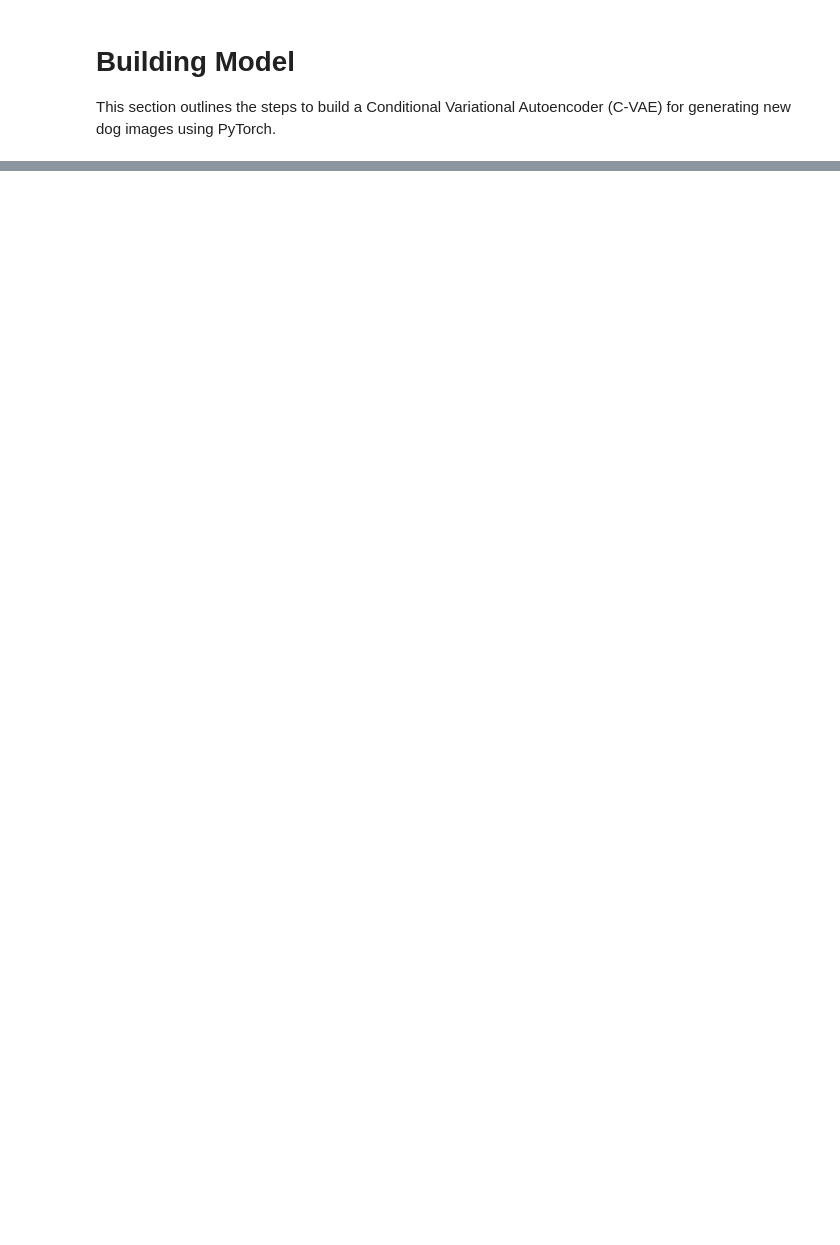
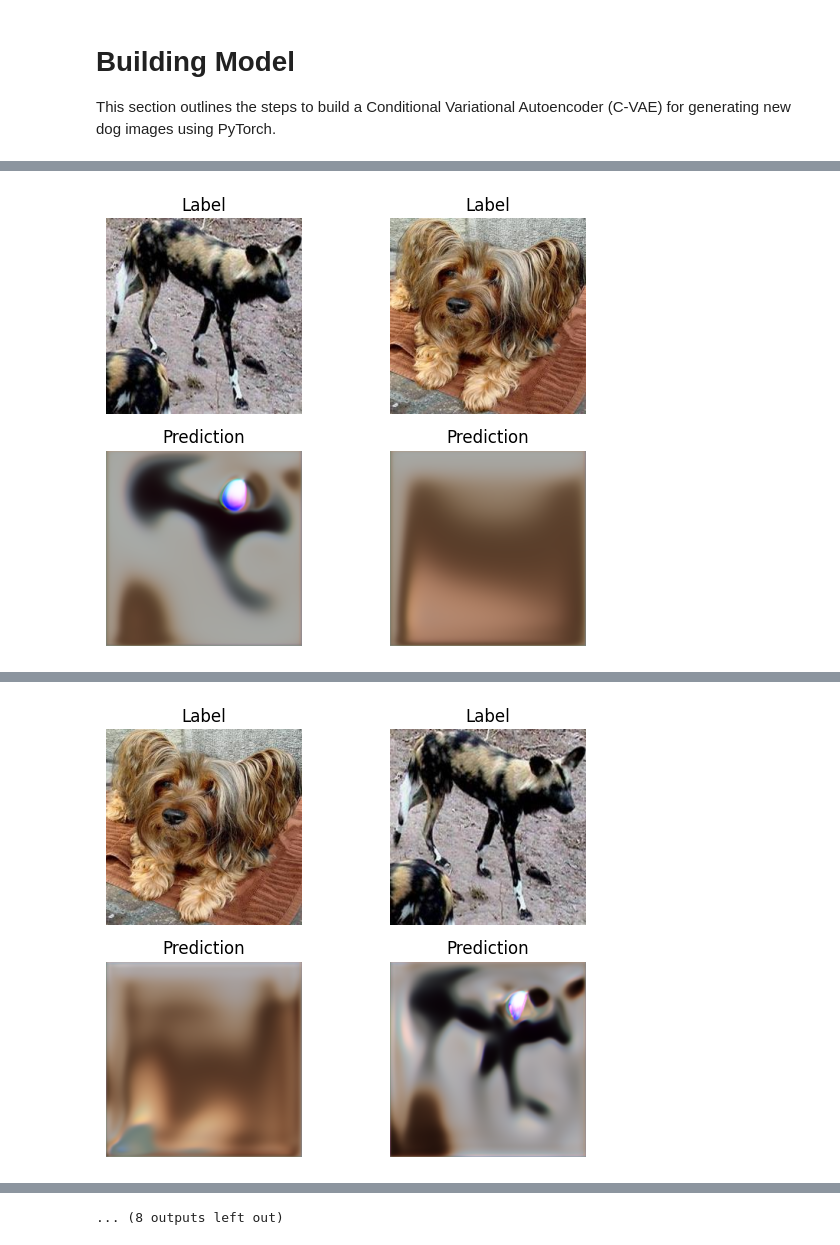
Before and after one commit to LukaDarsalia/dog_image_generator, a Jupyter notebook: Generative Dog Images.ipynb, the cells around one changed output, grey strips where cells are left out. Drawn from its saved outputs; the diff is of its cells as text; code cells hidden in the pictures; blank space fills up the shorter version.

```diff
--- a/Generative Dog Images.ipynb
+++ b/Generative Dog Images.ipynb
@@ -643,0 +768,15 @@ model = VAE(3, 256, 128, 16, 10)
+# %%
+a=df.head().iloc[0]
+# %%
+transform = transforms.Compose([
+    transforms.ToTensor(),
+    # transforms.Normalize(mean=(0.5, 0.5, 0.5), std=(0.5, 0.5, 0.5))
+])
+image = Image.open(a['OriginalImagePath']).convert('RGB')
+target_image = Image.open(a['AugmentedImagePath']).convert('RGB')
+# %%
+image = transform(image)
+target_image = transform(target_image)
+# %%
+model.to('cpu')
+recon_batch, mu, logvar = model(image.unsqueeze(0), torch.tensor([[1]]))
@@ -643,0 +1077,51 @@ model = VAE(3, 256, 128, 16, 10)
+# %%
+train_loader, val_loader, n_conditions = prepare_data("final_df.csv", batch_size=128)
+# Create a tiny dataset with 2 examples
+tiny_loader = DataLoader(
+    torch.utils.data.Subset(train_loader.dataset, [0, 2]),  # Use first two examples
+    batch_size=2,
+    shuffle=True
+)
+# Adjust model capacity (optional, depends on results)
+model = VAE(in_channels=3, feature_dim=256, latent_dim=512, cond_dim=32, n_conditions=n_conditions)
+model = model.to('cuda')
+
+# Train on a single batch
+optimizer = optim.AdamW(model.parameters(), lr=1e-3)
+reconstruction_loss = nn.MSELoss()
+epochs = 1000
+
+for epoch in range(epochs):
+    model.train()
+    for data, condition, target in tiny_loader:
+        data, condition, target = data.to('cuda'), condition.to('cuda'), target.to('cuda')
+        optimizer.zero_grad()
+        recon_batch, mu, logvar = model(data, condition)
+        recon_loss = reconstruction_loss(recon_batch, target)
+        kl_loss = -0.5 * torch.mean(1 + logvar - mu.pow(2) - logvar.exp())
+        loss = recon_loss + kl_loss
+        loss.backward()
+        optimizer.step()
+
+    # Visualize every 10 epochs
+    if (epoch + 1) % 100 == 0:
+        print(f"Epoch {epoch+1}/{epochs}, Recon Loss: {recon_loss.item()}, KL Loss: {kl_loss.item()}, Total Loss: {loss.item()}")
+
+        # Plot labels and predictions
+        with torch.no_grad():
+            recon_batch = denormalize(recon_batch)
+            target = denormalize(target)
+            recon_batch = recon_batch.clamp(0, 1).cpu()
+            target = target.clamp(0, 1).cpu()
+            for i in range(data.size(0)):
+                plt.subplot(2, data.size(0), i + 1)
+                plt.imshow(target[i].permute(1, 2, 0))
+                plt.axis("off")
+                plt.title("Label")
+                plt.subplot(2, data.size(0), i + 1 + data.size(0))
+                plt.imshow(recon_batch[i].permute(1, 2, 0))
+                plt.axis("off")
+                plt.title("Prediction")
+        plt.tight_layout()
+        plt.show()
+# %% [output]
@@ -643,0 +1129 @@ model = VAE(3, 256, 128, 16, 10)
+[figure, added]
@@ -643,0 +1131 @@ model = VAE(3, 256, 128, 16, 10)
+[figure, added]
@@ -643,0 +1140 @@ model = VAE(3, 256, 128, 16, 10)
+... (8 outputs left out)
```
Also changed, not shown: parts of 31 cells of this notebook.
